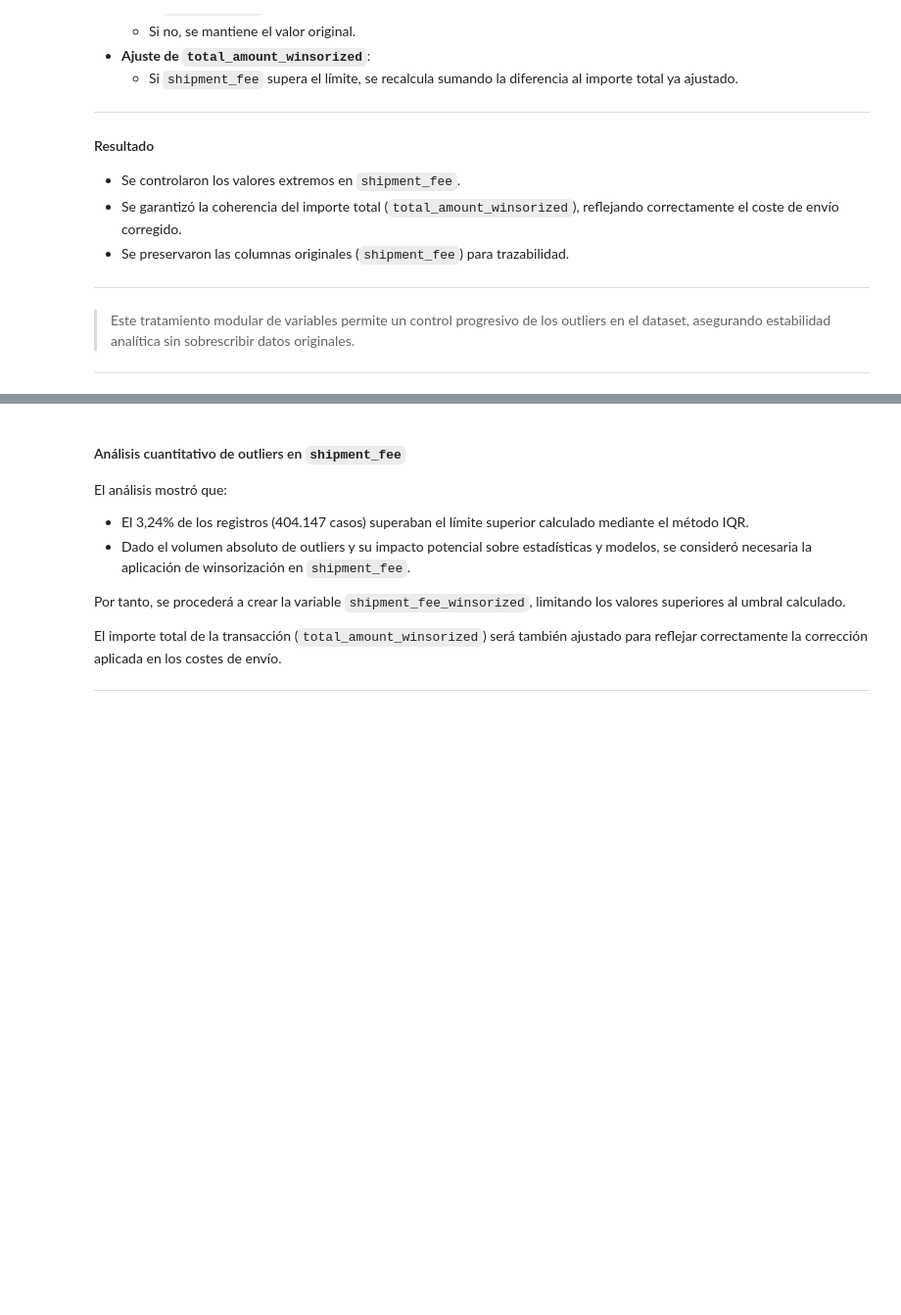
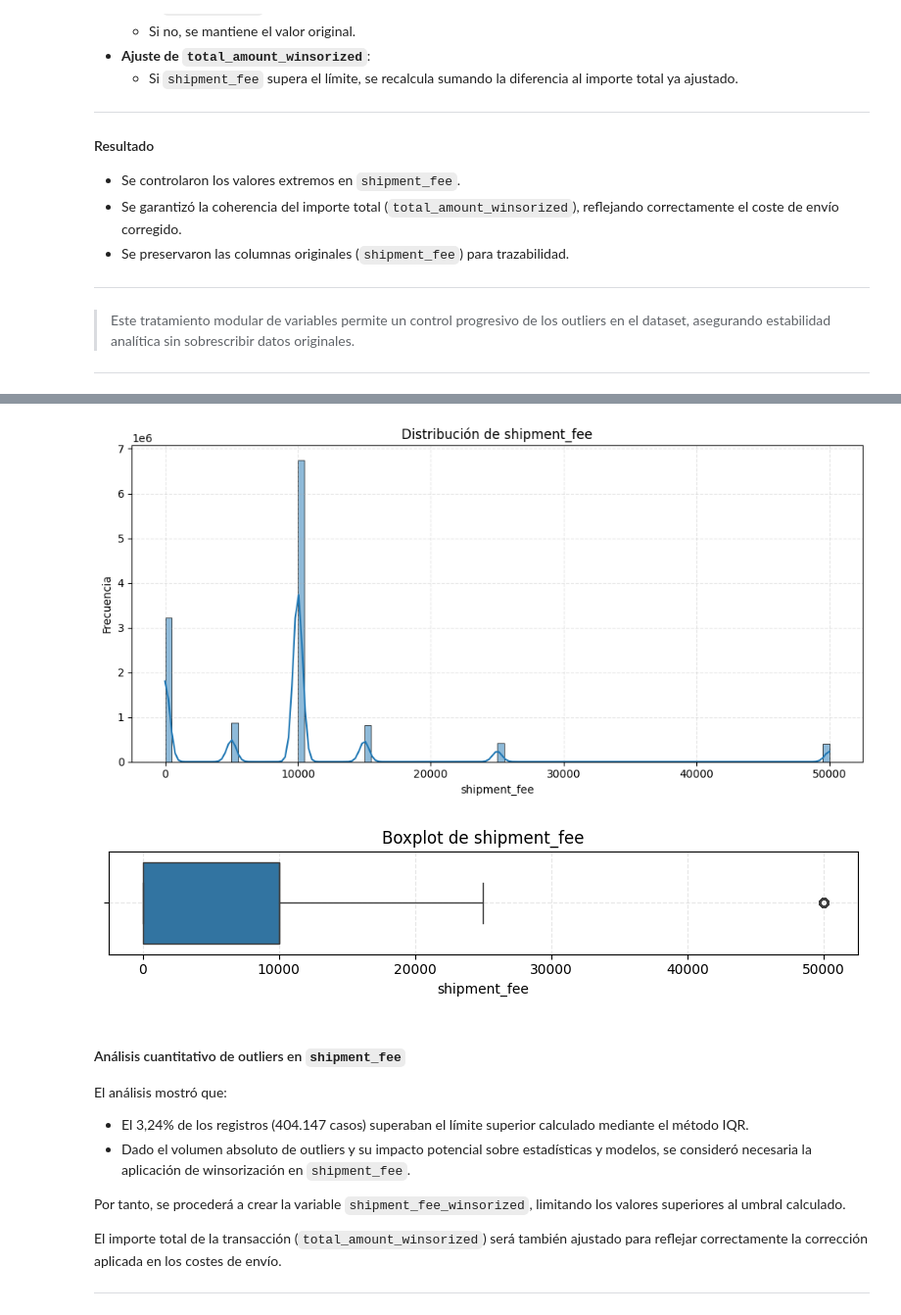
Before and after one commit to admarketingdigital/tfm-retail-recommender, a Jupyter notebook: notebooks/05.Preprocessing.General.ipynb, the cells around one changed output, grey strips where cells are left out. Shown: that part at 98% size. Cells and saved outputs as stored; diff of their text form; code cells hidden in the pictures; blank space fills up the shorter version.

```diff
--- a/notebooks/05.Preprocessing.General.ipynb
+++ b/notebooks/05.Preprocessing.General.ipynb
@@ -585,3 +506,8 @@ Wall time: 1min 23s
+# %%
+histograma_boxplot("shipment_fee")
+# %% [output]
+[figure, added]
+[figure, added]
 # %% [markdown]
 #### Análisis cuantitativo de outliers en `shipment_fee`
 
```
Also changed, not shown: parts of 48 cells of this notebook.
